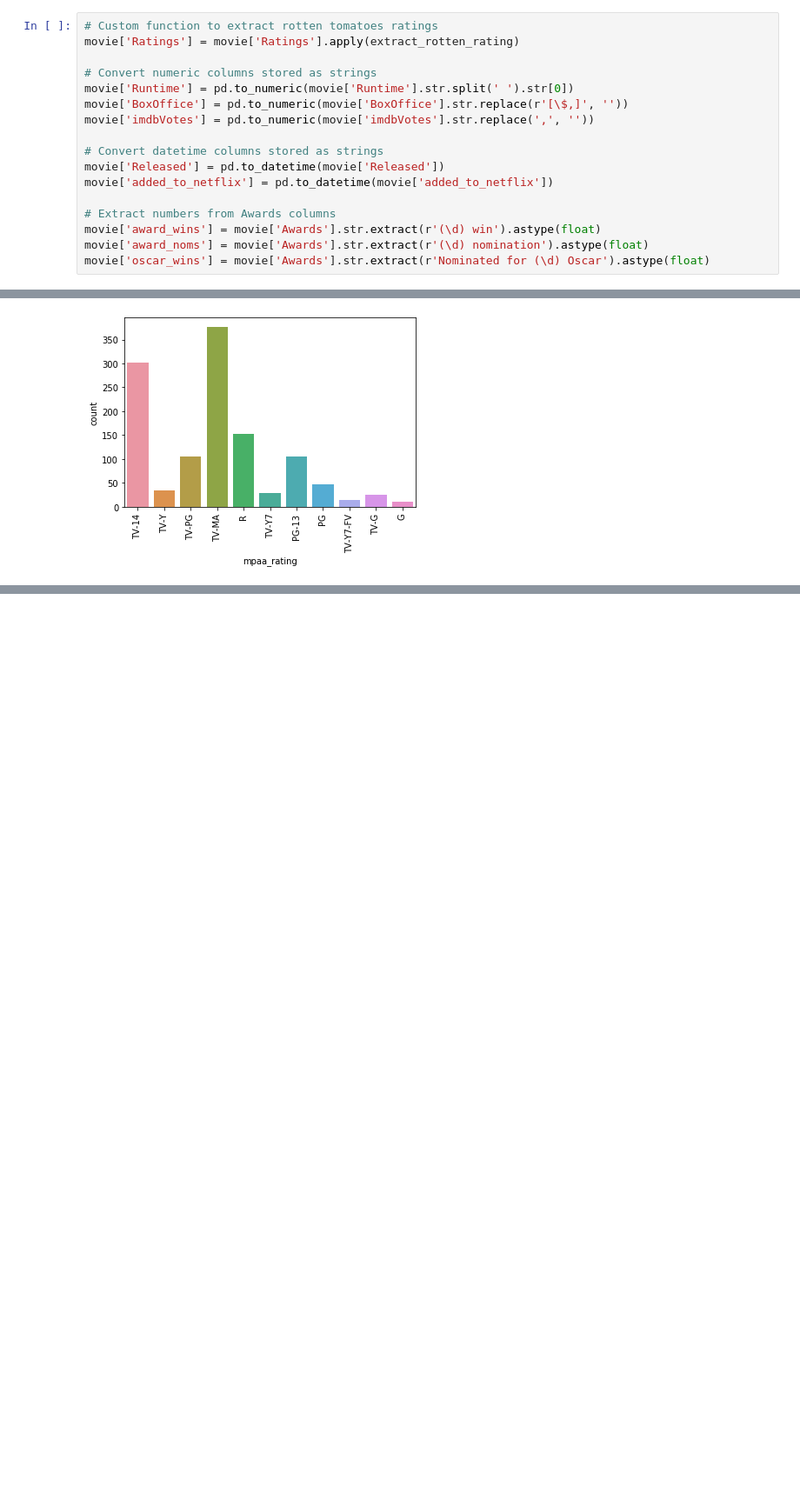
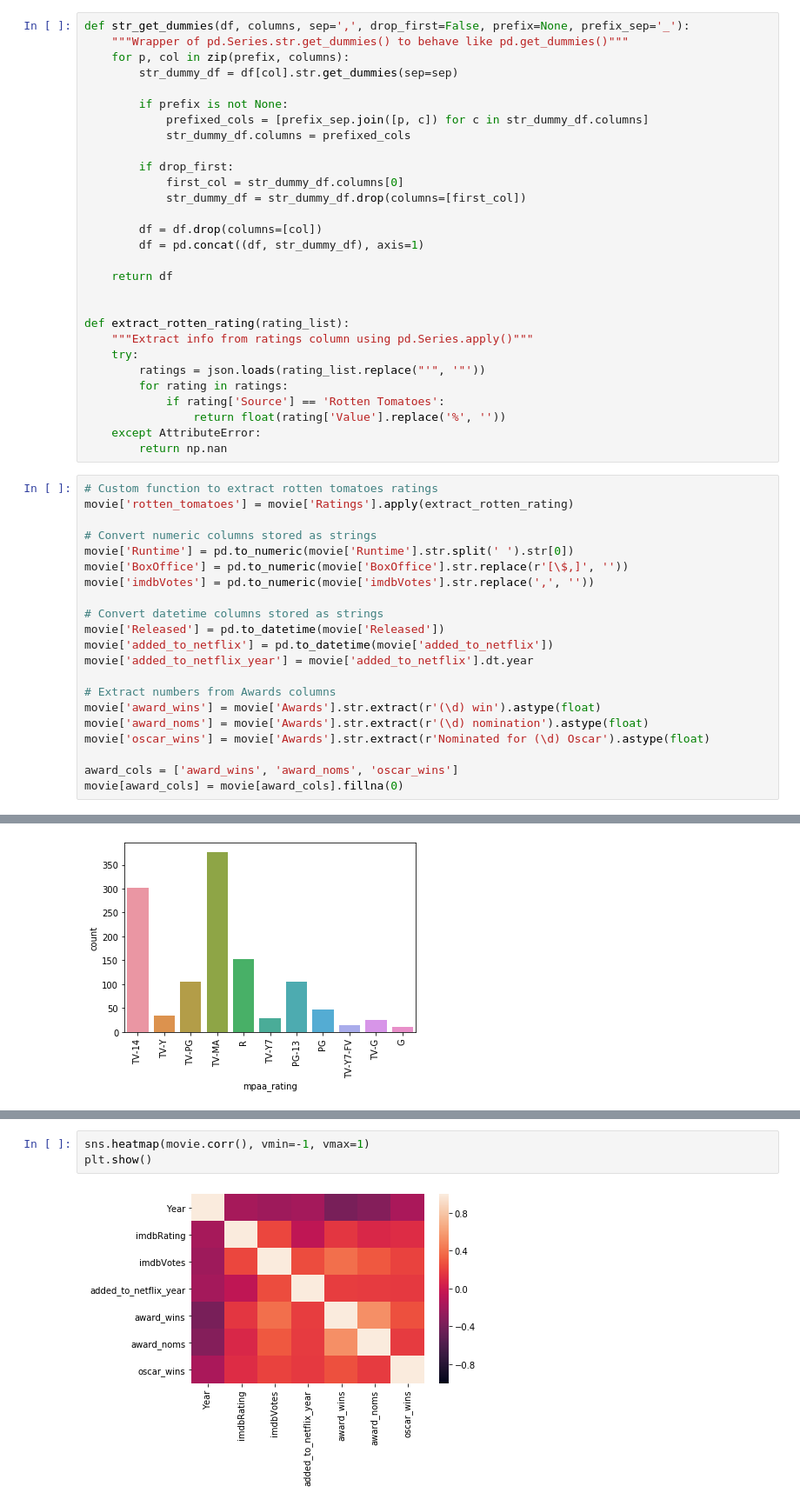
Before and after one commit to AdamSpannbauer/flixable_ml_dsi, a Jupyter notebook: eda.ipynb, the cells around one changed output, grey strips where cells are left out. Shown at 87% size. Drawn from its saved outputs; the diff is of its cells as text; blank space fills up the shorter version.

```diff
--- a/eda.ipynb
+++ b/eda.ipynb
@@ -33,6 +30,35 @@ def extract_rotten_rating(rating):
+# %%
+def str_get_dummies(df, columns, sep=',', drop_first=False, prefix=None, prefix_sep='_'):
+    """Wrapper of pd.Series.str.get_dummies() to behave like pd.get_dummies()"""
+    for p, col in zip(prefix, columns):
+        str_dummy_df = df[col].str.get_dummies(sep=sep)
+
+        if prefix is not None:
+            prefixed_cols = [prefix_sep.join([p, c]) for c in str_dummy_df.columns]
+            str_dummy_df.columns = prefixed_cols
+
+        if drop_first:
+            first_col = str_dummy_df.columns[0]
+            str_dummy_df = str_dummy_df.drop(columns=[first_col])
+
+        df = df.drop(columns=[col])
+        df = pd.concat((df, str_dummy_df), axis=1)
+
+    return df
+
+
+def extract_rotten_rating(rating_list):
+    """Extract info from ratings column using pd.Series.apply()"""
+    try:
+        ratings = json.loads(rating_list.replace("'", '"'))
+        for rating in ratings:
+            if rating['Source'] == 'Rotten Tomatoes':
+                return float(rating['Value'].replace('%', ''))
+    except AttributeError:
+        return np.nan
 # %%
 # Custom function to extract rotten tomatoes ratings
-movie['Ratings'] = movie['Ratings'].apply(extract_rotten_rating)
+movie['rotten_tomatoes'] = movie['Ratings'].apply(extract_rotten_rating)
 
 # Convert numeric columns stored as strings
 movie['Runtime'] = pd.to_numeric(movie['Runtime'].str.split(' ').str[0])
@@ -42,10 +68,14 @@ movie['imdbVotes'] = pd.to_numeric(movie['imdbVotes'].str.replace(',', ''))
 # Convert datetime columns stored as strings
 movie['Released'] = pd.to_datetime(movie['Released'])
 movie['added_to_netflix'] = pd.to_datetime(movie['added_to_netflix'])
+movie['added_to_netflix_year'] = movie['added_to_netflix'].dt.year
 
 # Extract numbers from Awards columns
 movie['award_wins'] = movie['Awards'].str.extract(r'(\d) win').astype(float)
 movie['award_noms'] = movie['Awards'].str.extract(r'(\d) nomination').astype(float)
 movie['oscar_wins'] = movie['Awards'].str.extract(r'Nominated for (\d) Oscar').astype(float)
+
+award_cols = ['award_wins', 'award_noms', 'oscar_wins']
+movie[award_cols] = movie[award_cols].fillna(0)
 # %%
 drop_columns = ['Poster', 'flixable_url', 'Response',
@@ -68,0 +143,5 @@ for plot_col in plot_cols:
+# %%
+sns.heatmap(movie.corr(), vmin=-1, vmax=1)
+plt.show()
+# %% [output]
+[figure, added]
```
Also changed, not shown: parts of 18 cells of this notebook.
